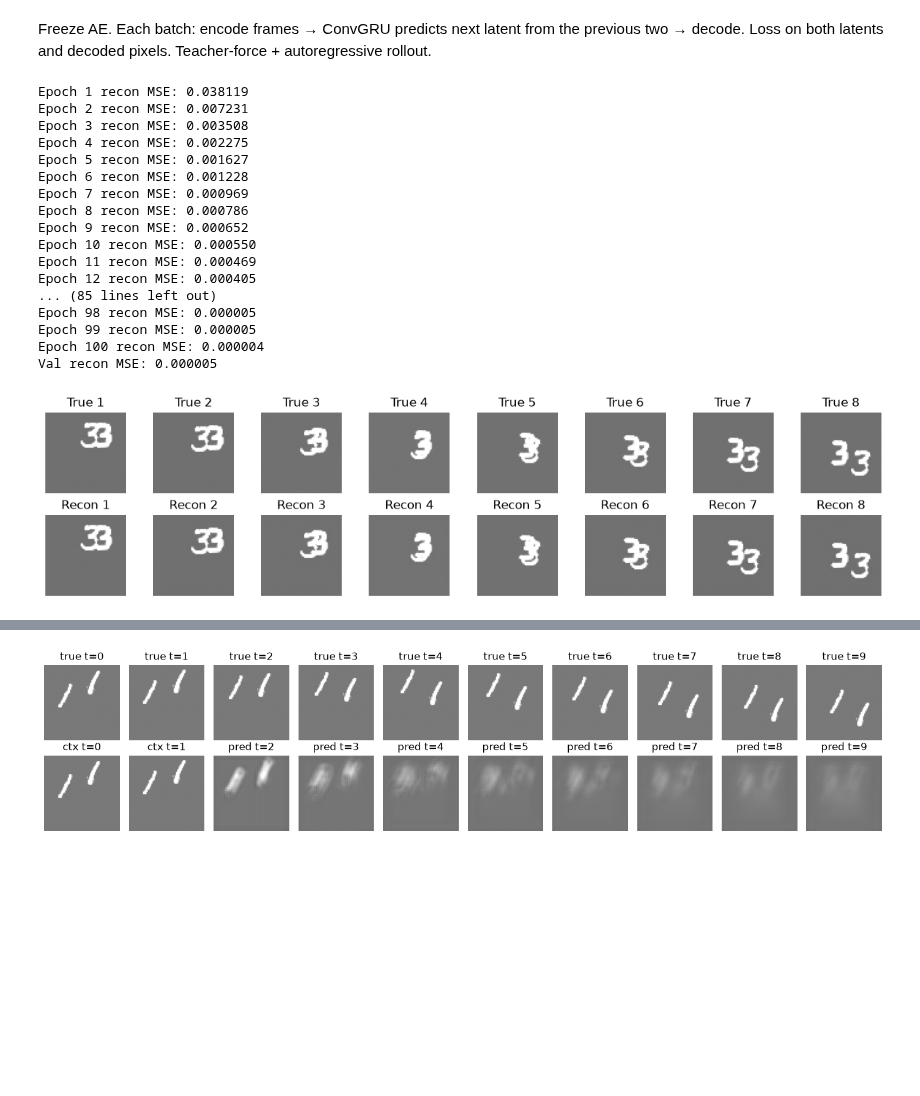
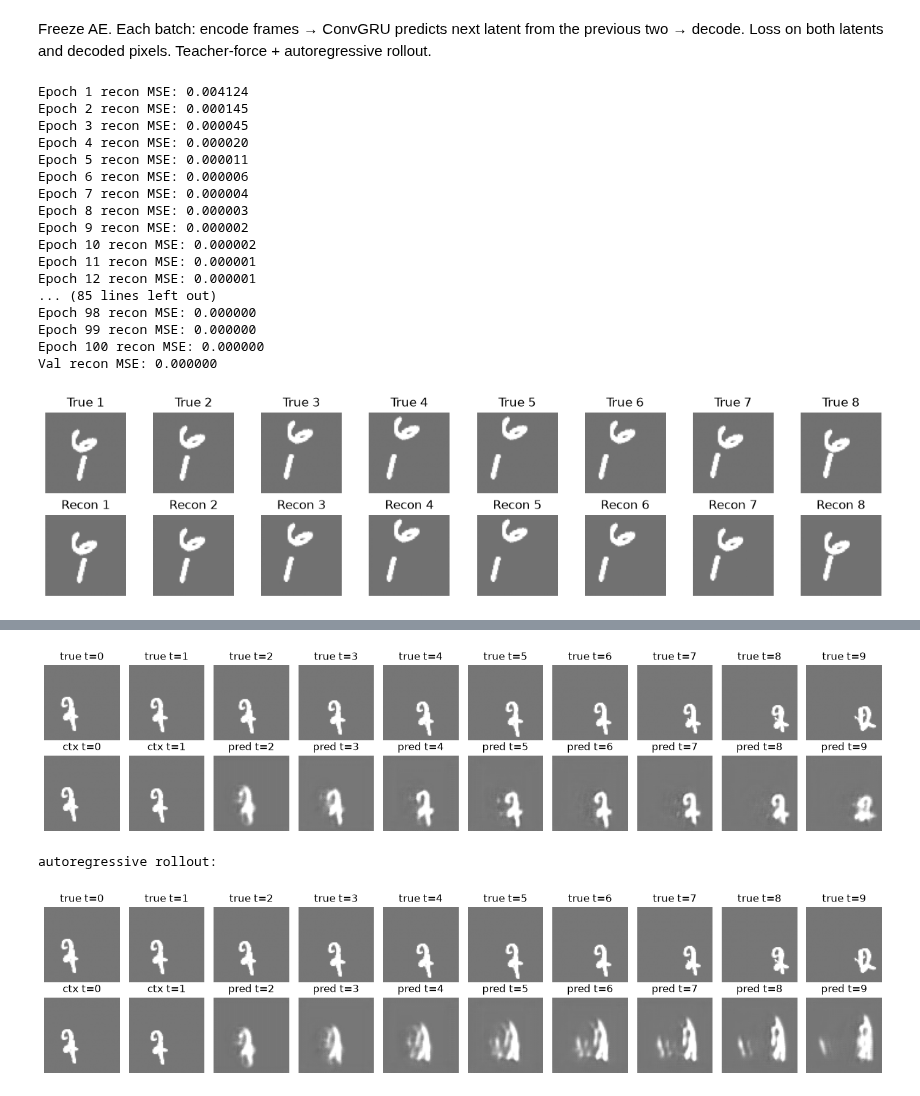
Before and after one commit to PandaGrdn/research-reimplementations, a Jupyter notebook: predictive_coding_proj/encoder_based_temporal.ipynb, the cells around one changed output, grey strips where cells are left out. Drawn from its saved outputs; the diff is of its cells as text; code cells hidden in the pictures; blank space fills up the shorter version.

Commit message:
1500 sequences trained, rollout curriculum, and head predicts residual

```diff
--- a/predictive_coding_proj/encoder_based_temporal.ipynb
+++ b/predictive_coding_proj/encoder_based_temporal.ipynb
@@ -36,7 +36,7 @@ def prep_seq(seq):
     return torch.stack([fr - fr.mean() for fr in x], dim=0)
 
 
-N_TRAIN, N_VAL = 64, 8
+N_TRAIN, N_VAL = 1200, 32
 train_seqs = [prep_seq(raw[i]) for i in range(N_TRAIN)]
 val_seqs = [prep_seq(raw[N_TRAIN + i]) for i in range(N_VAL)]
 T = train_seqs[0].shape[0]
@@ -198,6 +197,8 @@ class NextFramePredictor(nn.Module):
         self.latent_channels = encoder.out_channels
         self.gru = ConvGRU(self.latent_channels * 2, hidden_channels, num_layers, kernel_size)
         self.head = nn.Conv2d(hidden_channels, self.latent_channels, kernel_size=1)
+        nn.init.zeros_(self.head.weight)
+        nn.init.zeros_(self.head.bias)
 
     def encode(self, frames):
         lead = frames.shape[:-3]
@@ -214,8 +215,9 @@ class NextFramePredictor(nn.Module):
     def _predict_from_pairs(self, pairs, hidden=None):
         out, hidden = self.gru(pairs, hidden)
         b, t, h_ch, h, w = out.shape
-        r_next = F.relu(self.head(out.reshape(b * t, h_ch, h, w)))
-        return r_next.view(b, t, self.latent_channels, h, w), hidden
+        delta = self.head(out.reshape(b * t, h_ch, h, w)).view(b, t, self.latent_channels, h, w)
+        r_curr = pairs[:, :, self.latent_channels:]
+        return F.relu(r_curr + delta), hidden
 
     def predict_latent(self, r_seq, teacher_force=True):
         if teacher_force:
@@ -239,14 +241,25 @@ class NextFramePredictor(nn.Module):
         r = self.encode(frames)
         r_hat = self.predict_latent(r, teacher_force=teacher_force)
         return self.decode(r_hat)
+
+
+def unroll_curriculum(epochs_since_sharp, max_unroll=8, epochs_per_stage=3):
+    if epochs_since_sharp is None:
+        return 0
+    n = 1
+    for _ in range(epochs_since_sharp // epochs_per_stage):
+        n = min(n * 2, max_unroll)
+    return n
 # %% [markdown]
 Hyper parameters/config for temporal nn
 # %%
-temporal_epochs = 100
+temporal_epochs = 25
 temporal_lr = 1e-3
 temporal_batch_size = 8
 context = 2
 unroll_steps = 8
+unroll_grow_mse = 0.01
+unroll_epochs_per_stage = 3
 
 num_layers = 2
 hidden_channels = 64
@@ -342,32 +408,33 @@ def val_temporal(model, val_seqs, context=2):
 # %%
 def main():
     train_loop(ae_epochs, encoder, decoder, ae_optimizer, train_loader)
     val_loop(encoder, decoder, val_loader)
     train_temporal(
         model, train_seqs, temporal_optimizer,
         temporal_epochs, temporal_batch_size, unroll_steps,
+        grow_mse=unroll_grow_mse, epochs_per_stage=unroll_epochs_per_stage,
     )
     val_temporal(model, val_seqs, context=context)
 
 
 if __name__ == "__main__":
     main()
 # %% [output]
-Epoch 1 recon MSE: 0.038119
-Epoch 2 recon MSE: 0.007231
-Epoch 3 recon MSE: 0.003508
-Epoch 4 recon MSE: 0.002275
-Epoch 5 recon MSE: 0.001627
-Epoch 6 recon MSE: 0.001228
-Epoch 7 recon MSE: 0.000969
-Epoch 8 recon MSE: 0.000786
-Epoch 9 recon MSE: 0.000652
-Epoch 10 recon MSE: 0.000550
-Epoch 11 recon MSE: 0.000469
-Epoch 12 recon MSE: 0.000405
+Epoch 1 recon MSE: 0.004124
+Epoch 2 recon MSE: 0.000145
+Epoch 3 recon MSE: 0.000045
+Epoch 4 recon MSE: 0.000020
+Epoch 5 recon MSE: 0.000011
+Epoch 6 recon MSE: 0.000006
+Epoch 7 recon MSE: 0.000004
+Epoch 8 recon MSE: 0.000003
+Epoch 9 recon MSE: 0.000002
+Epoch 10 recon MSE: 0.000002
+Epoch 11 recon MSE: 0.000001
+Epoch 12 recon MSE: 0.000001
 ... (85 lines left out)
-Epoch 98 recon MSE: 0.000005
-Epoch 99 recon MSE: 0.000005
-Epoch 100 recon MSE: 0.000004
-Val recon MSE: 0.000005
+Epoch 98 recon MSE: 0.000000
+Epoch 99 recon MSE: 0.000000
+Epoch 100 recon MSE: 0.000000
+Val recon MSE: 0.000000
-[figure, old version]
+[figure, new version]
@@ -391 +458,3 @@ Val rollout latent MSE: 0.012219  pixel MSE: 0.028585
-[figure, old version]
+[figure, new version]
+autoregressive rollout:
+[figure, added]
```
Also changed, not shown: parts of 3 cells of this notebook.
